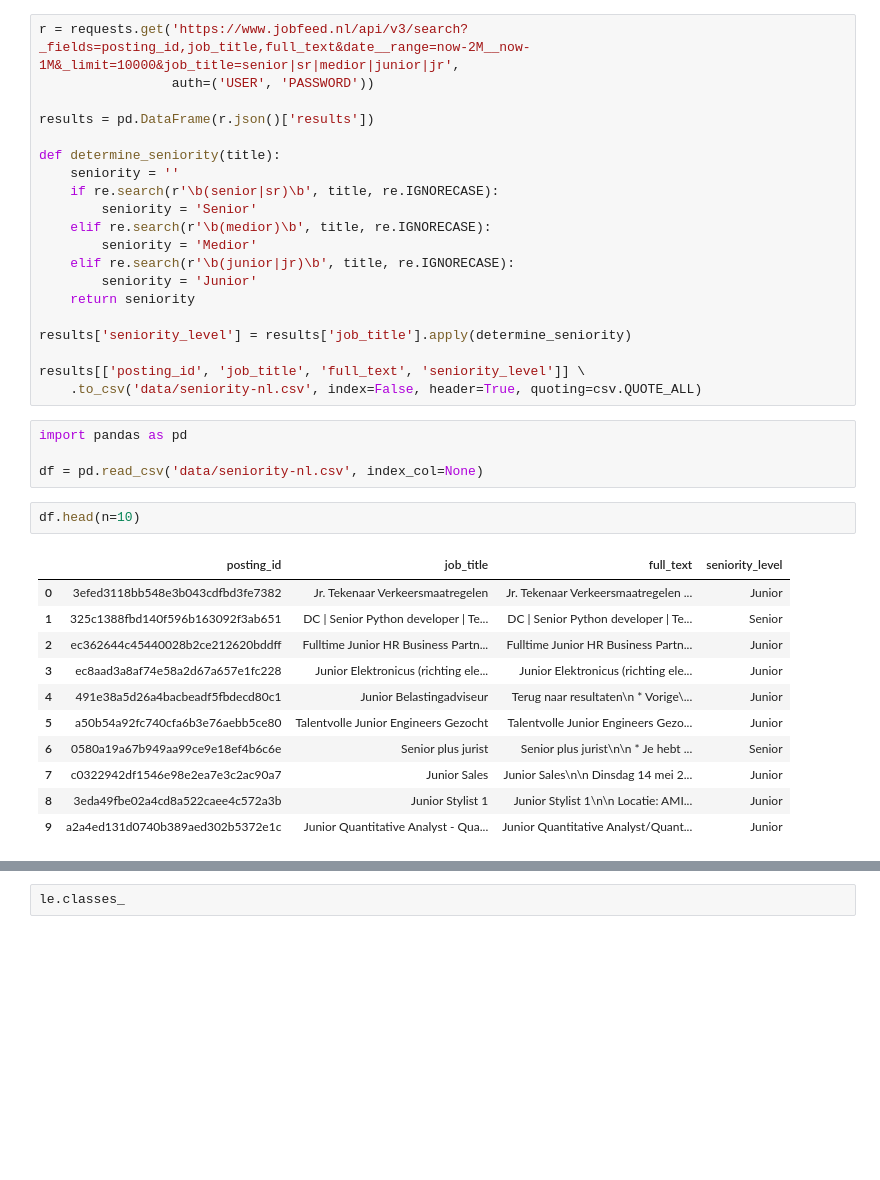
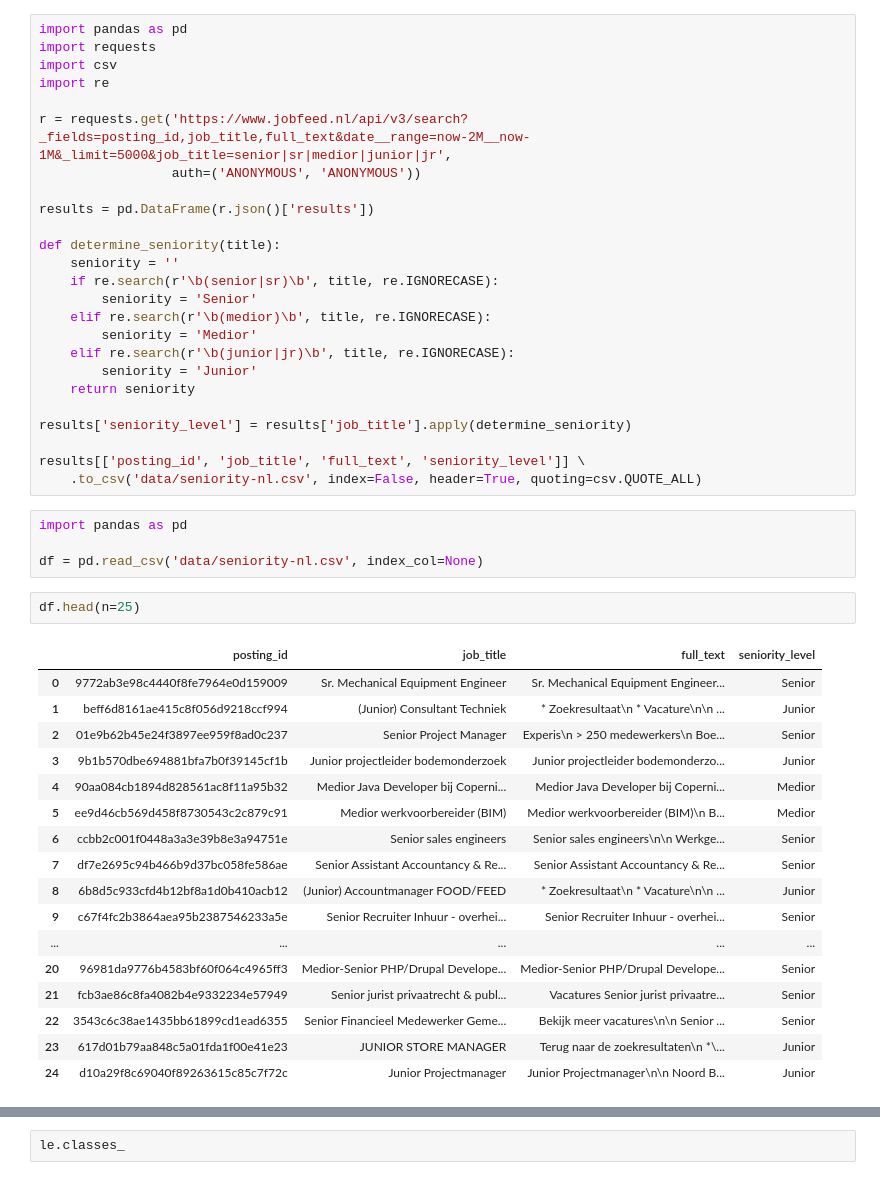
Before and after one commit to EikeDehling/machine-learnings, a Jupyter notebook: nlp_seniority_level_dutch.ipynb, the cells around one changed output, grey strips where cells are left out. Drawn from its saved outputs; the diff is of its cells as text; blank space fills up the shorter version.

```diff
--- a/nlp_seniority_level_dutch.ipynb
+++ b/nlp_seniority_level_dutch.ipynb
@@ -1,6 +1,11 @@
 # %%
-r = requests.get('https://www.jobfeed.nl/api/v3/search?_fields=posting_id,job_title,full_text&date__range=now-2M__now-1M&_limit=10000&job_title=senior|sr|medior|junior|jr',
-                 auth=('USER', 'PASSWORD'))
+import pandas as pd
+import requests
+import csv
+import re
+
+r = requests.get('https://www.jobfeed.nl/api/v3/search?_fields=posting_id,job_title,full_text&date__range=now-2M__now-1M&_limit=5000&job_title=senior|sr|medior|junior|jr',
+                 auth=('ANONYMOUS', 'ANONYMOUS'))
 
 results = pd.DataFrame(r.json()['results'])
 
@@ -23,19 +28,25 @@ import pandas as pd
 
 df = pd.read_csv('data/seniority-nl.csv', index_col=None)
 # %%
-df.head(n=10)
+df.head(n=25)
 # %% [output]
 |  | posting_id | job_title | full_text | seniority_level |
-| 0 | 3efed3118bb548e3b043cdfbd3fe7382 | Jr. Tekenaar Verkeersmaatregelen | Jr. Tekenaar Verkeersmaatregelen ... | Junior |
-| 1 | 325c1388fbd140f596b163092f3ab651 | DC | Senior Python developer | Te... | DC | Senior Python developer | Te... | Senior |
-| 2 | ec362644c45440028b2ce212620bddff | Fulltime Junior HR Business Partn... | Fulltime Junior HR Business Partn... | Junior |
-| 3 | ec8aad3a8af74e58a2d67a657e1fc228 | Junior Elektronicus (richting ele... | Junior Elektronicus (richting ele... | Junior |
-| 4 | 491e38a5d26a4bacbeadf5fbdecd80c1 | Junior Belastingadviseur | Terug naar resultaten\n * Vorige\... | Junior |
-| 5 | a50b54a92fc740cfa6b3e76aebb5ce80 | Talentvolle Junior Engineers Gezocht | Talentvolle Junior Engineers Gezo... | Junior |
-| 6 | 0580a19a67b949aa99ce9e18ef4b6c6e | Senior plus jurist | Senior plus jurist\n\n * Je hebt ... | Senior |
-| 7 | c0322942df1546e98e2ea7e3c2ac90a7 | Junior Sales | Junior Sales\n\n Dinsdag 14 mei 2... | Junior |
-| 8 | 3eda49fbe02a4cd8a522caee4c572a3b | Junior Stylist 1 | Junior Stylist 1\n\n Locatie: AMI... | Junior |
-| 9 | a2a4ed131d0740b389aed302b5372e1c | Junior Quantitative Analyst - Qua... | Junior Quantitative Analyst/Quant... | Junior |
+| 0 | 9772ab3e98c4440f8fe7964e0d159009 | Sr. Mechanical Equipment Engineer | Sr. Mechanical Equipment Engineer... | Senior |
+| 1 | beff6d8161ae415c8f056d9218ccf994 | (Junior) Consultant Techniek | * Zoekresultaat\n * Vacature\n\n ... | Junior |
+| 2 | 01e9b62b45e24f3897ee959f8ad0c237 | Senior Project Manager | Experis\n > 250 medewerkers\n Boe... | Senior |
+| 3 | 9b1b570dbe694881bfa7b0f39145cf1b | Junior projectleider bodemonderzoek | Junior projectleider bodemonderzo... | Junior |
+| 4 | 90aa084cb1894d828561ac8f11a95b32 | Medior Java Developer bij Coperni... | Medior Java Developer bij Coperni... | Medior |
+| 5 | ee9d46cb569d458f8730543c2c879c91 | Medior werkvoorbereider (BIM) | Medior werkvoorbereider (BIM)\n B... | Medior |
+| 6 | ccbb2c001f0448a3a3e39b8e3a94751e | Senior sales engineers | Senior sales engineers\n\n Werkge... | Senior |
+| 7 | df7e2695c94b466b9d37bc058fe586ae | Senior Assistant Accountancy & Re... | Senior Assistant Accountancy & Re... | Senior |
+| 8 | 6b8d5c933cfd4b12bf8a1d0b410acb12 | (Junior) Accountmanager FOOD/FEED | * Zoekresultaat\n * Vacature\n\n ... | Junior |
+| 9 | c67f4fc2b3864aea95b2387546233a5e | Senior Recruiter Inhuur - overhei... | Senior Recruiter Inhuur - overhei... | Senior |
+| ... | ... | ... | ... | ... |
+| 20 | 96981da9776b4583bf60f064c4965ff3 | Medior-Senior PHP/Drupal Develope... | Medior-Senior PHP/Drupal Develope... | Senior |
+| 21 | fcb3ae86c8fa4082b4e9332234e57949 | Senior jurist privaatrecht & publ... | Vacatures Senior jurist privaatre... | Senior |
+| 22 | 3543c6c38ae1435bb61899cd1ead6355 | Senior Financieel Medewerker Geme... | Bekijk meer vacatures\n\n Senior ... | Senior |
+| 23 | 617d01b79aa848c5a01fda1f00e41e23 | JUNIOR STORE MANAGER | Terug naar de zoekresultaten\n *\... | Junior |
+| 24 | d10a29f8c69040f89263615c85c7f72c | Junior Projectmanager | Junior Projectmanager\n\n Noord B... | Junior |
 # %%
 df.shape
 # %% [output]
```
Also changed, not shown: parts of 10 cells of this notebook, 1 other file.
